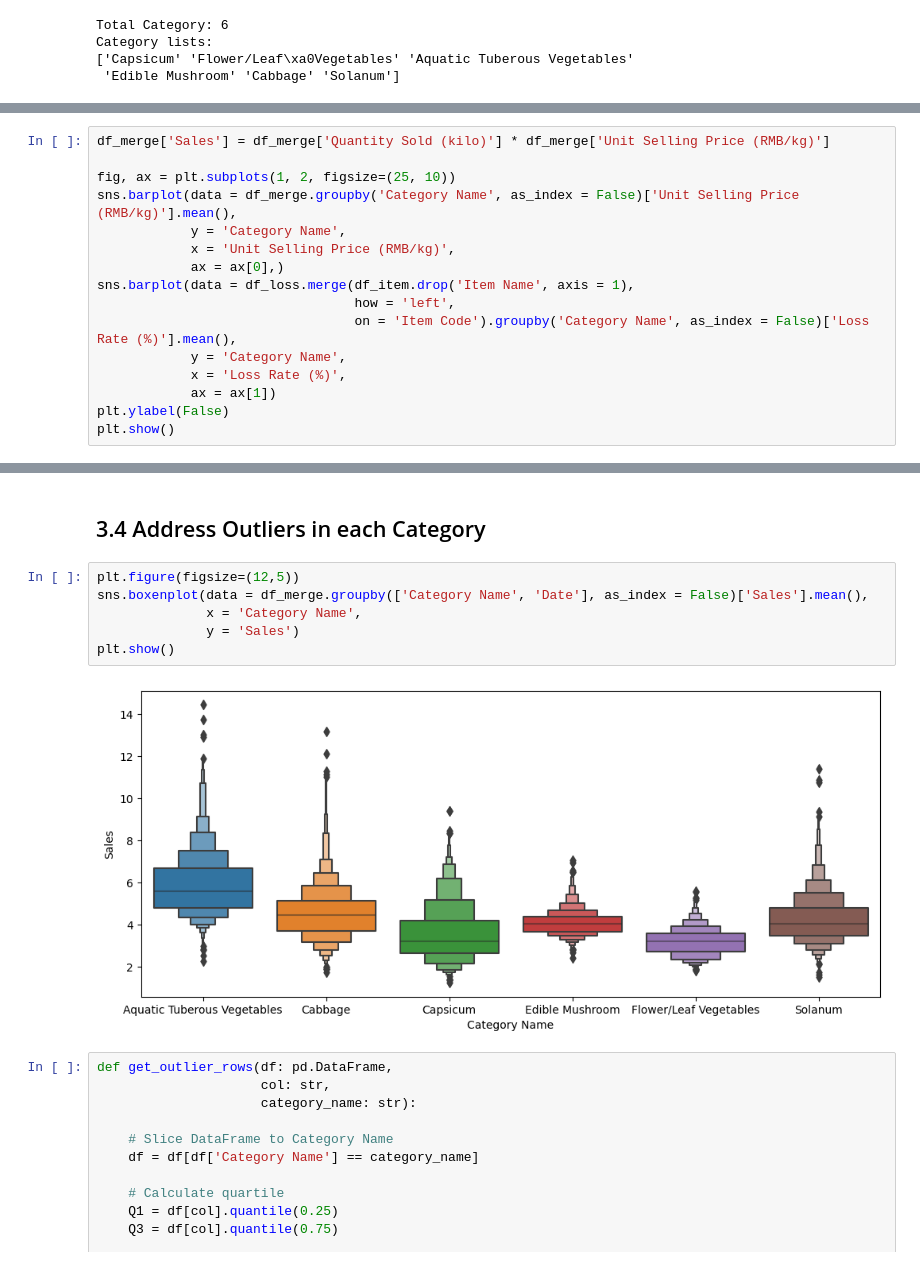
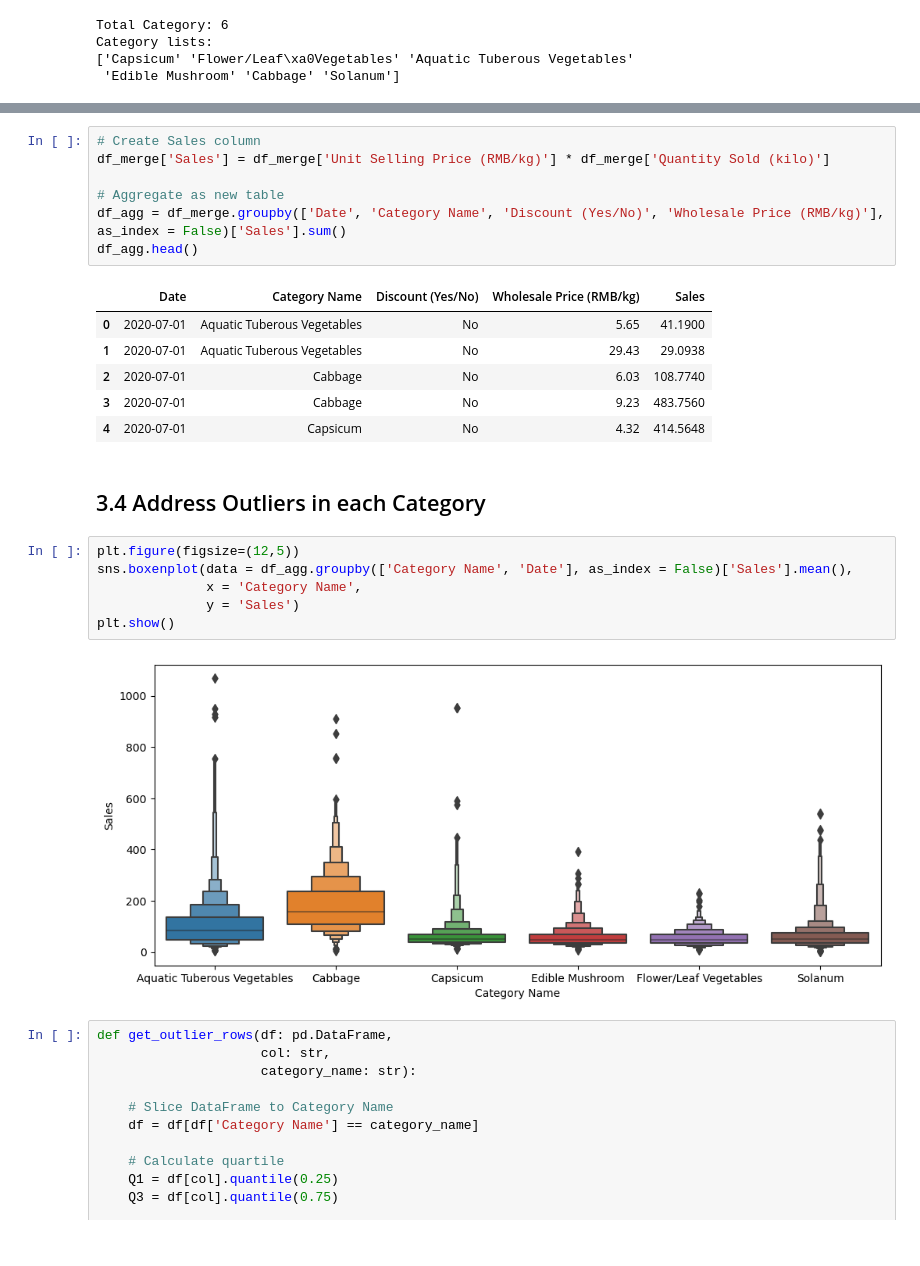
Before and after one commit to prattapong/Data-Science-Portfolio, a Jupyter notebook: Projects/Supermaket Sales Data/code/Exploratory Data Analysis.ipynb, the cells around one changed output, grey strips where cells are left out. Saved outputs shown, nothing was run; the diff lists cells and outputs as text.

```diff
--- a/Projects/Supermaket Sales Data/code/Exploratory Data Analysis.ipynb
+++ b/Projects/Supermaket Sales Data/code/Exploratory Data Analysis.ipynb
@@ -188,16 +189,0 @@ Number of Missing Dates: 45
-# %%
-df_merge['Sales'] = df_merge['Quantity Sold (kilo)'] * df_merge['Unit Selling Price (RMB/kg)']
-
-fig, ax = plt.subplots(1, 2, figsize=(25, 10))
-sns.barplot(data = df_merge.groupby('Category Name', as_index = False)['Unit Selling Price (RMB/kg)'].mean(),
-            y = 'Category Name',
-            x = 'Unit Selling Price (RMB/kg)',
-            ax = ax[0],)
-sns.barplot(data = df_loss.merge(df_item.drop('Item Name', axis = 1),
-                                 how = 'left',
-                                 on = 'Item Code').groupby('Category Name', as_index = False)['Loss Rate (%)'].mean(),
-            y = 'Category Name',
-            x = 'Loss Rate (%)',
-            ax = ax[1])
-plt.ylabel(False)
-plt.show()
@@ -217,13 +190,27 @@ plt.show()
+# %%
+# Create Sales column
+df_merge['Sales'] = df_merge['Unit Selling Price (RMB/kg)'] * df_merge['Quantity Sold (kilo)']
+
+# Aggregate as new table
+df_agg = df_merge.groupby(['Date', 'Category Name', 'Discount (Yes/No)', 'Wholesale Price (RMB/kg)'], as_index = False)['Sales'].sum()
+df_agg.head()
+# %% [output]
+|  | Date | Category Name | Discount (Yes/No) | Wholesale Price (RMB/kg) | Sales |
+| 0 | 2020-07-01 | Aquatic Tuberous Vegetables | No | 5.65 | 41.1900 |
+| 1 | 2020-07-01 | Aquatic Tuberous Vegetables | No | 29.43 | 29.0938 |
+| 2 | 2020-07-01 | Cabbage | No | 6.03 | 108.7740 |
+| 3 | 2020-07-01 | Cabbage | No | 9.23 | 483.7560 |
+| 4 | 2020-07-01 | Capsicum | No | 4.32 | 414.5648 |
 # %% [markdown]
 ## 3.4 Address Outliers in each Category
 # %%
 plt.figure(figsize=(12,5))
-sns.boxenplot(data = df_merge.groupby(['Category Name', 'Date'], as_index = False)['Sales'].mean(),
+sns.boxenplot(data = df_agg.groupby(['Category Name', 'Date'], as_index = False)['Sales'].mean(),
               x = 'Category Name',
               y = 'Sales')
 plt.show()
 # %% [output]
-[figure, old version]
+[figure, new version]
 # %%
 def get_outlier_rows(df: pd.DataFrame,
                      col: str,
```
Also changed, not shown: parts of 15 cells of this notebook.
